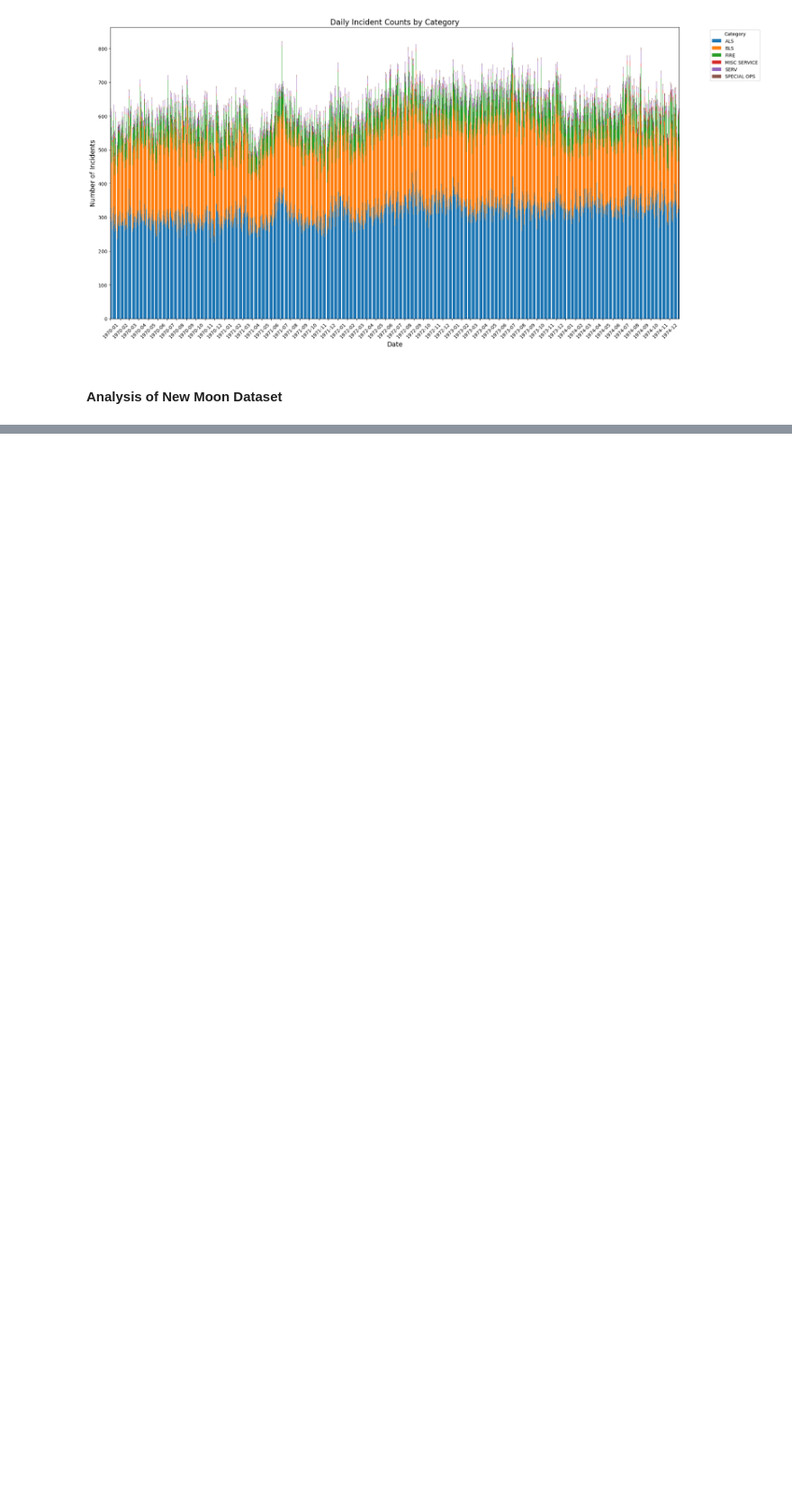
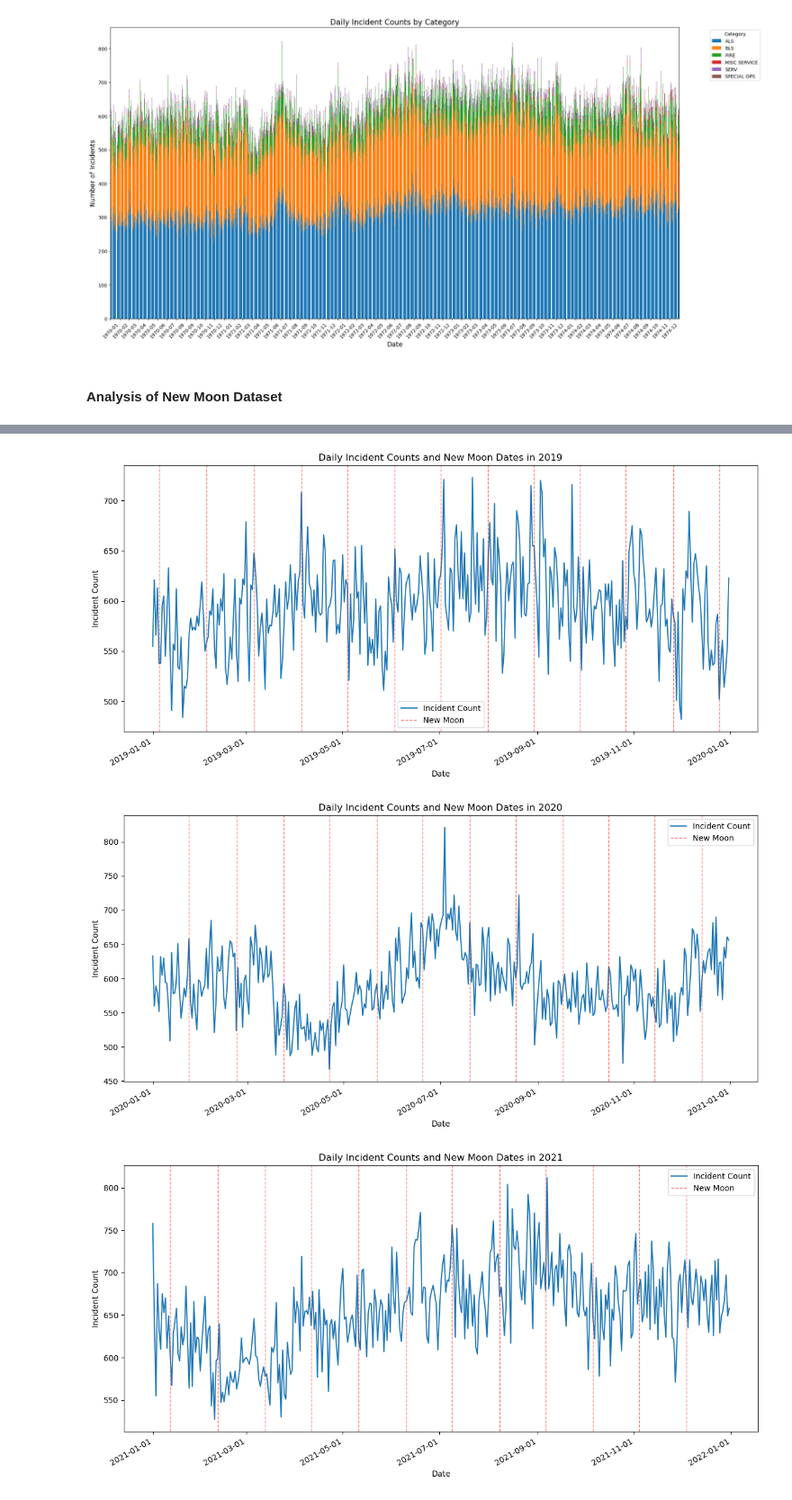
Before and after one commit to mattlundberg/Project-1, a Jupyter notebook: Tiffanys_file.ipynb, the cells around one changed output, grey strips where cells are left out. Shown at 90% size. Saved outputs shown, nothing was run; the diff lists cells and outputs as text; code cells hidden in the pictures; blank space fills up the shorter version.

```diff
--- a/Tiffanys_file.ipynb
+++ b/Tiffanys_file.ipynb
@@ -246,0 +260,44 @@ date_match.head()
+# %%
+# Group emergency responses by date and count incidents
+emergency_response_df_grouped['REPORTED_DATE'] = pd.to_datetime(emergency_response_df_grouped['REPORTED_DATE'])
+emergency_response_df_grouped['REPORTED_DATE'] = pd.to_datetime(emergency_response_df_grouped['REPORTED_DATE'])
+
+# Convert new moon dates to datetime
+new_moon_df['DateTime'] = pd.to_datetime(new_moon_df['DateTime'])
+
+#For Loop of different years
+years = [2019,2020,2021,2022,2023]
+for year in years:
+    er_df=emergency_response_df_grouped[emergency_response_df_grouped["REPORTED_DATE"].dt.year==year]
+    nm_df=new_moon_grouped[new_moon_grouped["REPORTED_DATE"].dt.year==year]
+
+    # Create the plot
+    fig, ax = plt.subplots(figsize=(12, 6))
+
+    # Plot incident counts
+    ax.plot(er_df['REPORTED_DATE'], er_df['COUNT'], label='Incident Count')
+
+    # Add vertical lines for new moon dates
+    for date in nm_df['REPORTED_DATE']:
+        ax.axvline(x=date, color='red', linestyle='--', alpha=0.5, linewidth=1)
+
+    # Add labels and title
+    ax.set_xlabel('Date')
+    ax.set_ylabel('Incident Count')
+    ax.set_title(f'Daily Incident Counts and New Moon Dates in {year}')
+
+    # Format x-axis to show dates clearly
+    ax.xaxis.set_major_locator(mdates.AutoDateLocator())
+    ax.xaxis.set_major_formatter(mdates.DateFormatter('%Y-%m-%d'))
+    plt.gcf().autofmt_xdate() # Rotate date labels
+
+    # Add legend
+    ax.legend(['Incident Count', 'New Moon'])
+
+    # Show the plot
+    plt.tight_layout()
+    plt.show()
+# %% [output]
+[figure, added]
+[figure, added]
+[figure, added]
```
Also changed, not shown: parts of 15 cells of this notebook.
